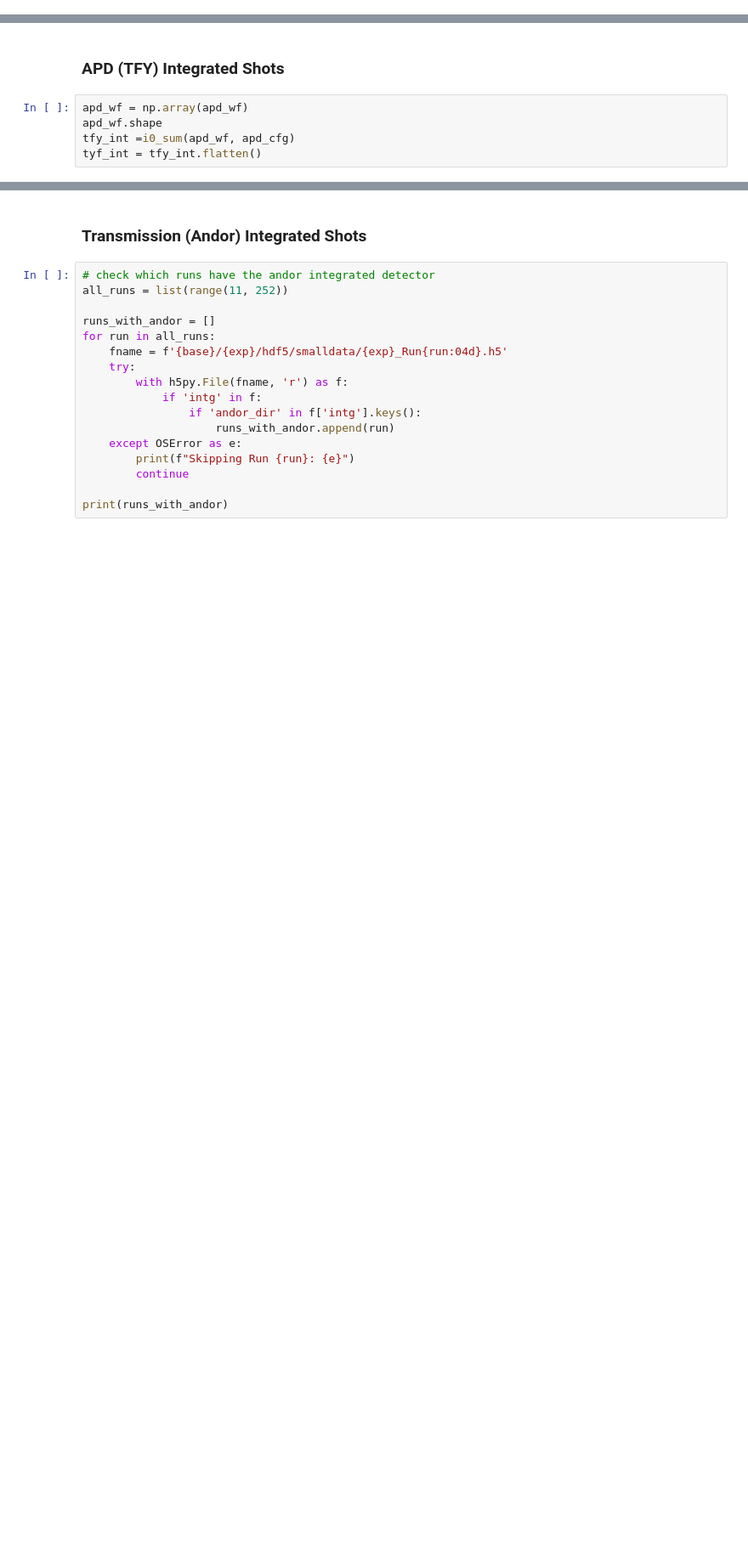
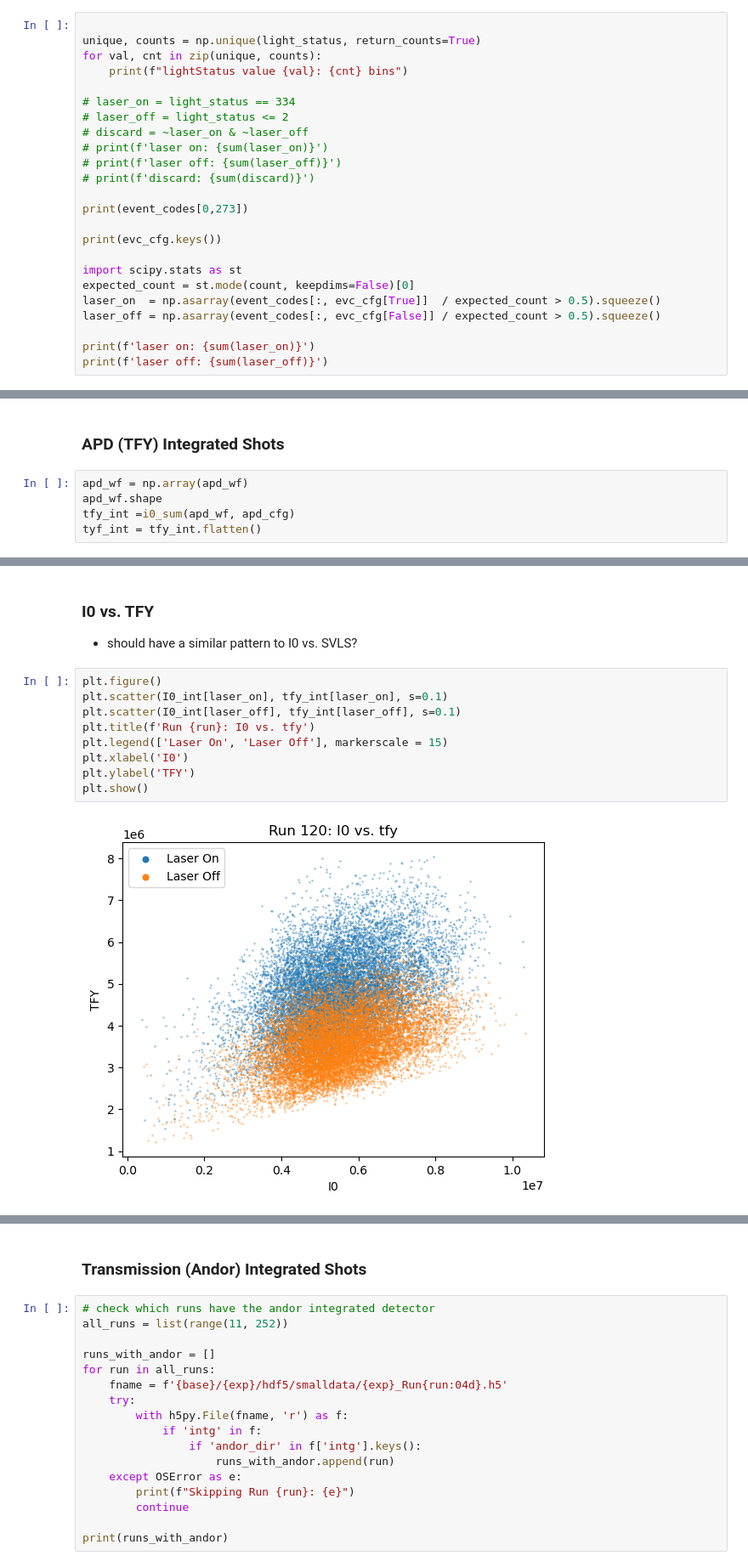
Before and after one commit to weijini777/DataAcceleratorChemRIXS, a Jupyter notebook: jupyter_notebook/correlations.ipynb, the cells around one changed output, grey strips where cells are left out. Shown at 85% size. Cells and saved outputs as stored; diff of their text form; blank space fills up the shorter version.

```diff
--- a/jupyter_notebook/correlations.ipynb
+++ b/jupyter_notebook/correlations.ipynb
@@ -57,0 +257,24 @@ apd_cfg = cfg['apd']
+# %%
+
+unique, counts = np.unique(light_status, return_counts=True)
+for val, cnt in zip(unique, counts):
+    print(f"lightStatus value {val}: {cnt} bins")
+
+# laser_on = light_status == 334
+# laser_off = light_status <= 2
+# discard = ~laser_on & ~laser_off
+# print(f'laser on: {sum(laser_on)}')
+# print(f'laser off: {sum(laser_off)}')
+# print(f'discard: {sum(discard)}')
+
+print(event_codes[0,273])
+
+print(evc_cfg.keys())
+
+import scipy.stats as st
+expected_count = st.mode(count, keepdims=False)[0]
+laser_on  = np.asarray(event_codes[:, evc_cfg[True]]  / expected_count > 0.5).squeeze()
+laser_off = np.asarray(event_codes[:, evc_cfg[False]] / expected_count > 0.5).squeeze()
+
+print(f'laser on: {sum(laser_on)}')
+print(f'laser off: {sum(laser_off)}')
@@ -109,0 +461,14 @@ tyf_int = tfy_int.flatten()
+# %% [markdown]
+### I0 vs. TFY
+- should have a similar pattern to I0 vs. SVLS?
+# %%
+plt.figure()
+plt.scatter(I0_int[laser_on], tfy_int[laser_on], s=0.1)
+plt.scatter(I0_int[laser_off], tfy_int[laser_off], s=0.1)
+plt.title(f'Run {run}: I0 vs. tfy')
+plt.legend(['Laser On', 'Laser Off'], markerscale = 15)
+plt.xlabel('I0')
+plt.ylabel('TFY')
+plt.show()
+# %% [output]
+[figure, added]
```
Also changed, not shown: parts of 87 cells of this notebook, 1 other file.
